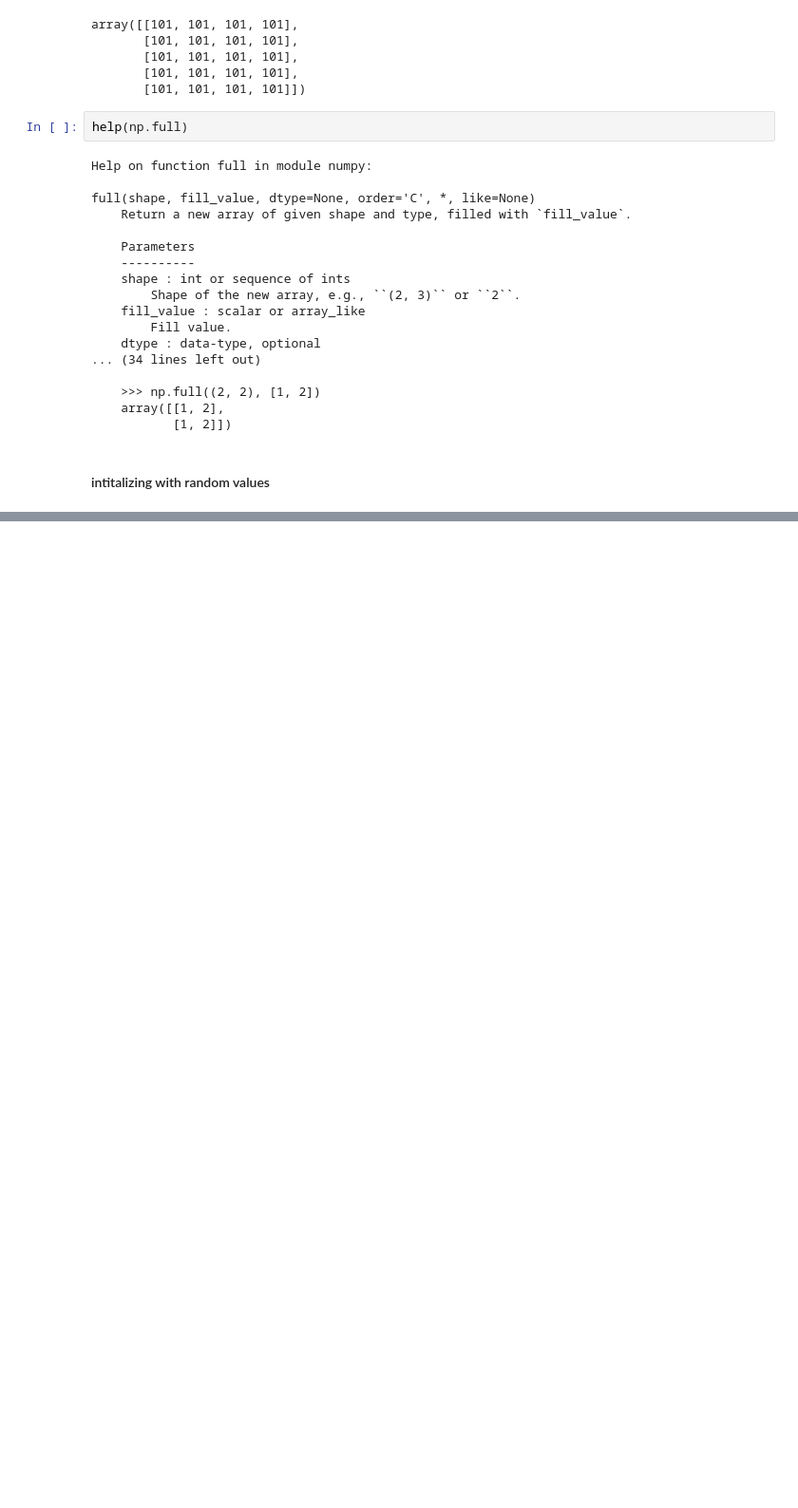
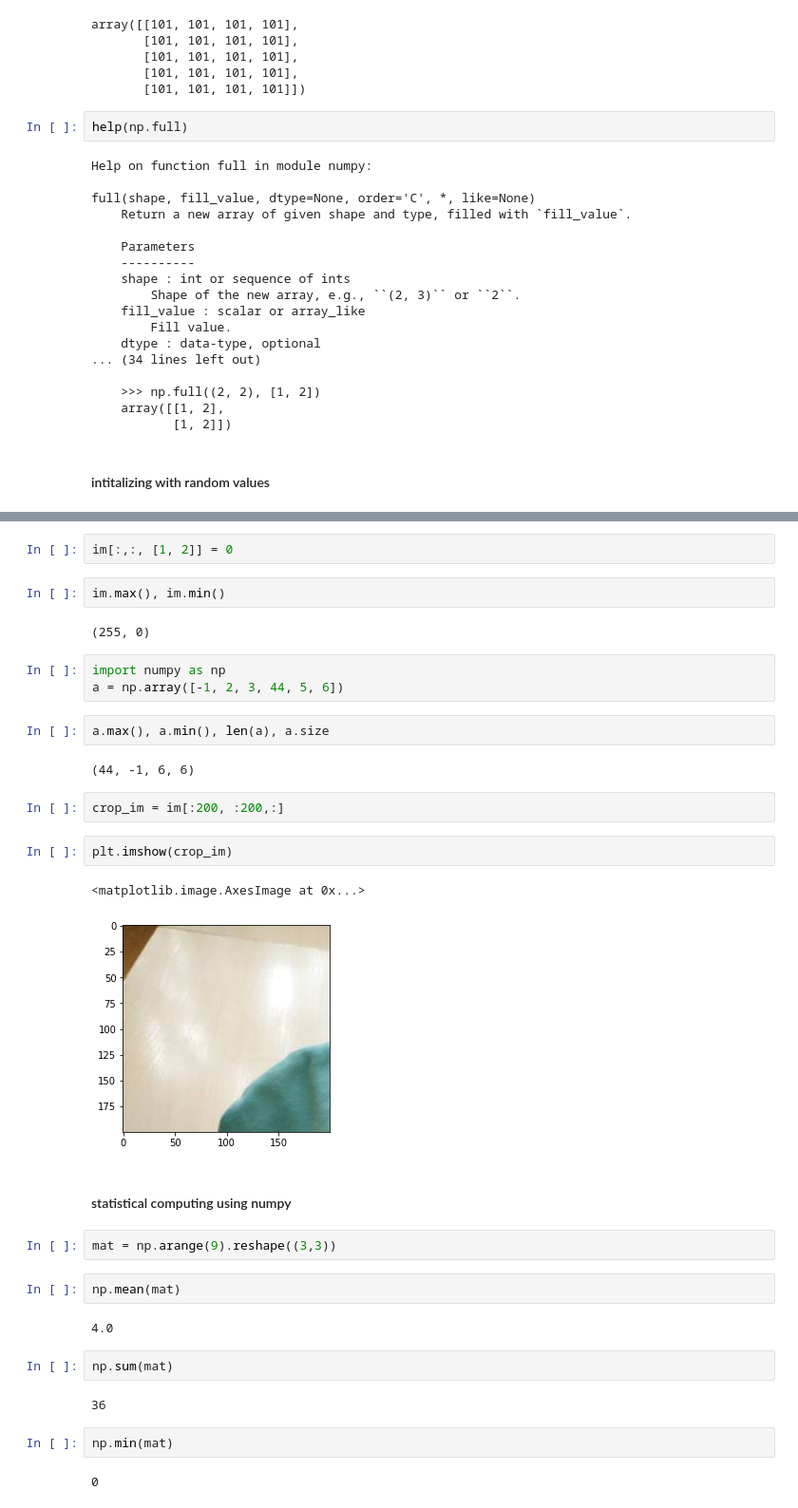
Before and after one commit to edyoda/DS290922A, a Jupyter notebook: EDYODA_DW/notebooks/Numpy.ipynb, the cells around one changed output, grey strips where cells are left out. Shown: that part at 95% size. Cells and saved outputs as stored; diff of their text form; blank space fills up the shorter version.

Commit message:
slides till numpy with notebooks

```diff
--- a/EDYODA_DW/notebooks/Numpy.ipynb
+++ b/EDYODA_DW/notebooks/Numpy.ipynb
@@ -178,0 +400,36 @@ full(shape, fill_value, dtype=None, order='C', *, like=None)
+# %%
+im[:,:, [1, 2]] = 0
+# %%
+im.max(), im.min()
+# %% [output]
+(255, 0)
+# %%
+import numpy as np
+a = np.array([-1, 2, 3, 44, 5, 6])
+# %%
+a.max(), a.min(), len(a), a.size
+# %% [output]
+(44, -1, 6, 6)
+# %%
+crop_im = im[:200, :200,:]
+# %%
+plt.imshow(crop_im)
+# %% [output]
+<matplotlib.image.AxesImage at 0x...>
+[figure, added]
+# %% [markdown]
+#### statistical computing using numpy
+# %%
+mat = np.arange(9).reshape((3,3))
+# %%
+np.mean(mat)
+# %% [output]
+4.0
+# %%
+np.sum(mat)
+# %% [output]
+36
+# %%
+np.min(mat)
+# %% [output]
+0
```
Also changed, not shown: parts of 63 cells of this notebook, 1 other file.
